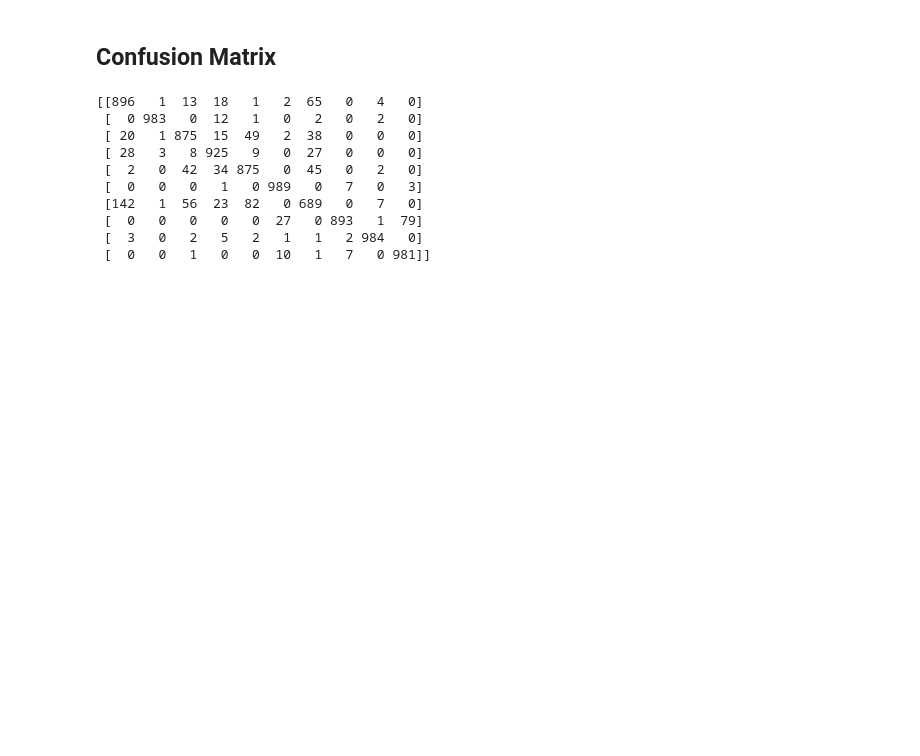
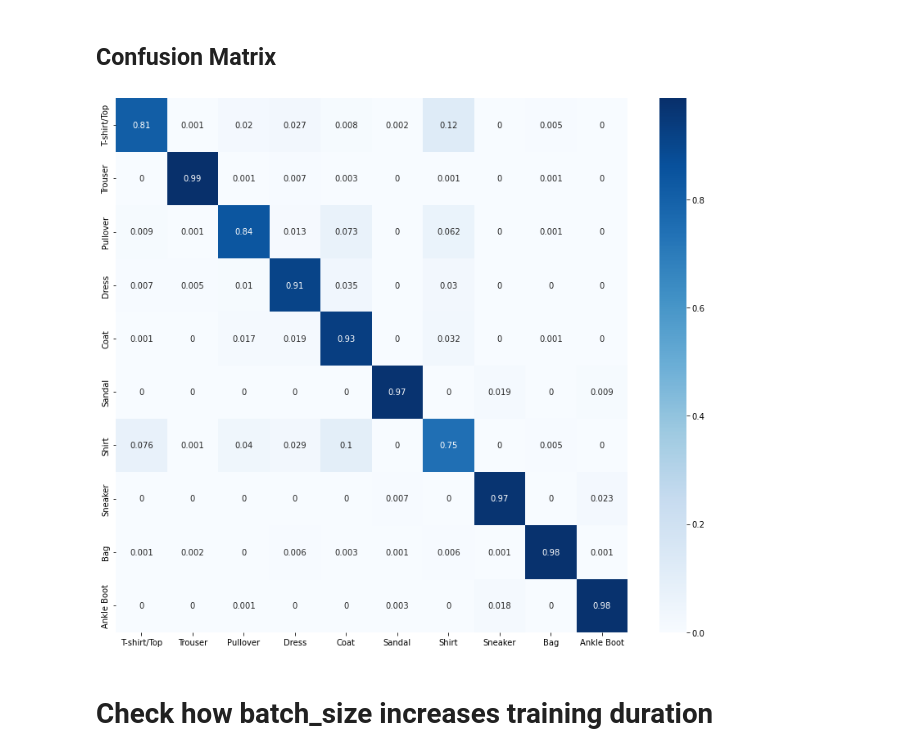
Before and after one commit to AntonMaxen/applied-ai, a Jupyter notebook: assignment_3/classification_vg.ipynb, the cells around one changed output. Drawn from its saved outputs; the diff is of its cells as text; code cells hidden in the pictures; blank space fills up the shorter version.

```diff
--- a/assignment_3/classification_vg.ipynb
+++ b/assignment_3/classification_vg.ipynb
@@ -362,28 +383,33 @@ plt.show()
 # %%
 model = torch.load('./data/adam-lr-0001.pth')
 y_pred = []
 y_true = []
 
 for images, labels in test_loader:
     images, labels = images.to(device), labels.to(device)
-    x = Variable(images.view(100, 1, 28, 28))
+    x = Variable(images.view(*images.shape))
     outputs = model(x)
     predictions = torch.max(outputs, 1)[1].to(device)
 
     y_true.extend(labels.cpu().numpy())
     y_pred.extend(predictions.cpu().numpy())
 
+cf_matrix = confusion_matrix(y_true, y_pred)
 
-cf_matrix = confusion_matrix(y_true, y_pred)
-print(cf_matrix)
+# Normalize for percentages
+cf_matrix_normalized = (cf_matrix / np.sum(cf_matrix)) * 10
+
+# DF for better labeling
+df_cf_matrix = pd.DataFrame(
+    cf_matrix_normalized,
+    index=[label_map[i] for i in range(10)],
+    columns=[label_map[i] for i in range(10)]
+)
+
+plt.figure(figsize=(14, 12))
+sns.heatmap(df_cf_matrix, annot=True, cmap=plt.cm.Blues)
+plt.show()
 # %% [output]
-[[896   1  13  18   1   2  65   0   4   0]
- [  0 983   0  12   1   0   2   0   2   0]
- [ 20   1 875  15  49   2  38   0   0   0]
- [ 28   3   8 925   9   0  27   0   0   0]
- [  2   0  42  34 875   0  45   0   2   0]
- [  0   0   0   1   0 989   0   7   0   3]
- [142   1  56  23  82   0 689   0   7   0]
- [  0   0   0   0   0  27   0 893   1  79]
- [  3   0   2   5   2   1   1   2 984   0]
- [  0   0   1   0   0  10   1   7   0 981]]
+[figure, added]
+# %% [markdown]
+# Check how batch_size increases training duration
```
Also changed, not shown: parts of 21 cells of this notebook.
